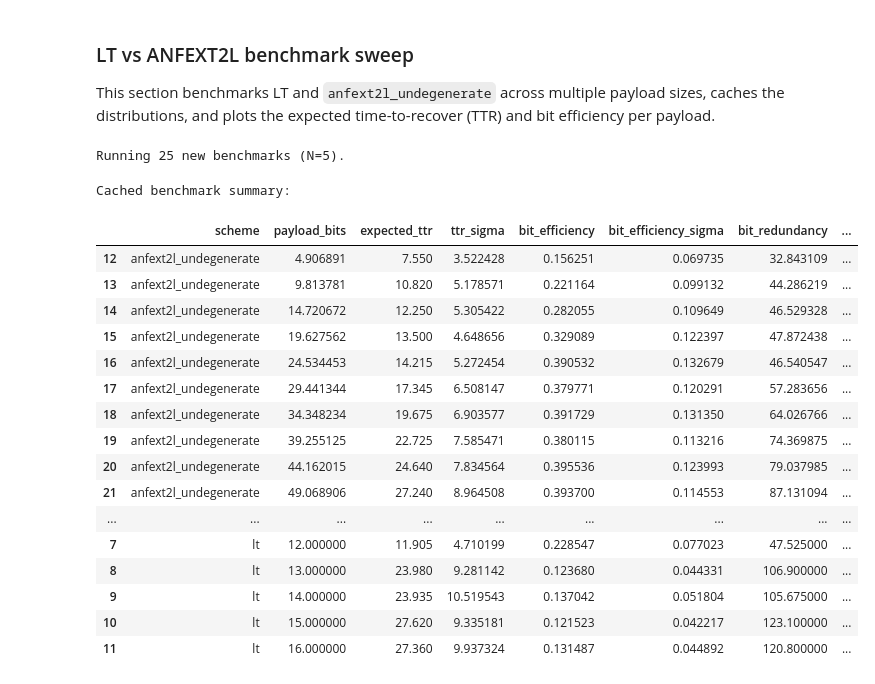
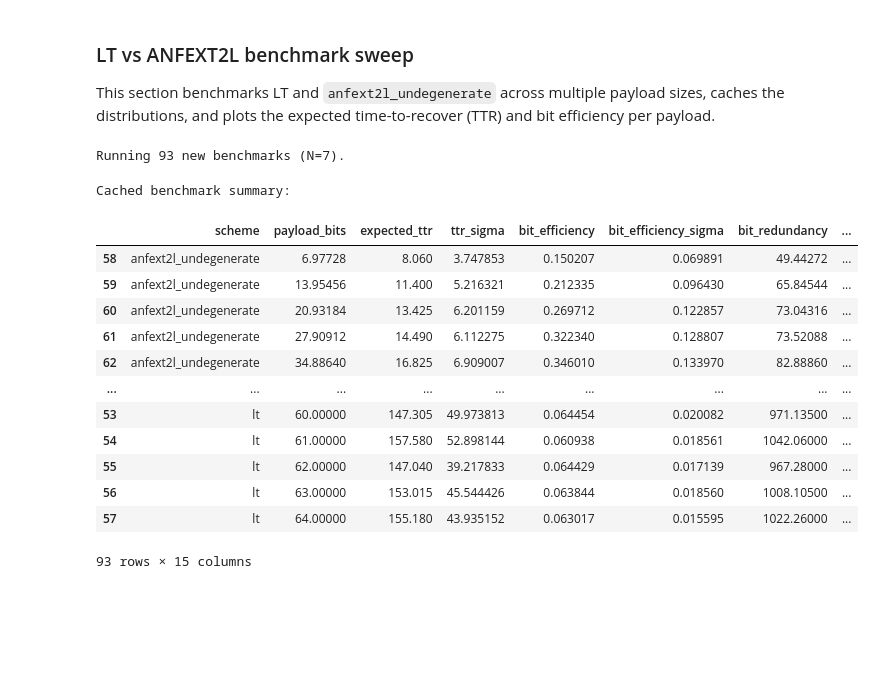
Before and after one commit to Senopiece/bottleneck_transmission, a Jupyter notebook: src/main.ipynb, the cells around one changed output. Saved outputs shown, nothing was run; the diff lists cells and outputs as text; code cells hidden in the pictures; blank space fills up the shorter version.

```diff
--- a/src/main.ipynb
+++ b/src/main.ipynb
@@ -294,7 +294,7 @@ importlib.reload(lt)
 # -----------------------------------------------------------------------------
 # Configuration (adjust N or payload grids if you want to re-run with new params)
 # -----------------------------------------------------------------------------
-N = 5
+N = 7
 
 
 def _payload_sizes_for_anfext2l(
@@ -319,11 +319,11 @@ ANF_MAX_PAYLOAD = ANF_OVERRIDE_FN(N) if ANF_OVERRIDE_FN is not None else None
 LT_OVERRIDE_FN = getattr(lt, "override_D", None)
 
 PAYLOAD_BITS_BY_SCHEME = {
-    "lt": [1 << bits for bits in (5, 6, 7, 8, 9, 10, 11, 12, 13, 14, 15, 16)],
+    "lt": [1 << bits for bits in range(N, 2 ** (N - 1) + 1)],
     "anfext2l_undegenerate": _payload_sizes_for_anfext2l(
         N,
-        min_bits=4,
-        max_bits=65,
+        min_bits=N - 1,
+        max_bits=250,
         max_payload=ANF_MAX_PAYLOAD,
     ),
 }
@@ -632,47 +632,43 @@ for metric_key, title, y_axis in ADDITIONAL_METRICS:
     if metric_key not in summary_df.columns:
         continue
     fig = go.Figure()
     for scheme, group in summary_df.groupby("scheme"):
         group = group.sort_values("payload_bits")
         color = SCHEME_COLORS.get(scheme)
         fig.add_trace(
             go.Scatter(
                 x=group["payload_bits"],
                 y=group[metric_key],
                 mode="lines+markers",
                 name=f"{scheme} {metric_key}",
                 line=dict(shape="spline", color=color),
                 marker=dict(color=color),
                 legendgroup=scheme,
                 hovertemplate="scheme=%{text}<br>payload=%{x} bits<br>value=%{y:.4f}<extra></extra>",
                 text=[scheme] * len(group),
             )
         )
     fig.update_layout(
         title=f"{title} (N={N})",
         xaxis_title="payload bits",
         yaxis_title=y_axis,
         template="plotly_white",
         width=PLOT_WIDTH,
     )
     fig.show()
 # %% [output]
-Running 25 new benchmarks (N=5).
+Running 93 new benchmarks (N=7).
 Cached benchmark summary:
 |  | scheme | payload_bits | expected_ttr | ttr_sigma | bit_efficiency | bit_efficiency_sigma | bit_redundancy | ... |
-| 12 | anfext2l_undegenerate | 4.906891 | 7.550 | 3.522428 | 0.156251 | 0.069735 | 32.843109 | ... |
-| 13 | anfext2l_undegenerate | 9.813781 | 10.820 | 5.178571 | 0.221164 | 0.099132 | 44.286219 | ... |
-| 14 | anfext2l_undegenerate | 14.720672 | 12.250 | 5.305422 | 0.282055 | 0.109649 | 46.529328 | ... |
-| 15 | anfext2l_undegenerate | 19.627562 | 13.500 | 4.648656 | 0.329089 | 0.122397 | 47.872438 | ... |
-| 16 | anfext2l_undegenerate | 24.534453 | 14.215 | 5.272454 | 0.390532 | 0.132679 | 46.540547 | ... |
-| 17 | anfext2l_undegenerate | 29.441344 | 17.345 | 6.508147 | 0.379771 | 0.120291 | 57.283656 | ... |
-| 18 | anfext2l_undegenerate | 34.348234 | 19.675 | 6.903577 | 0.391729 | 0.131350 | 64.026766 | ... |
-| 19 | anfext2l_undegenerate | 39.255125 | 22.725 | 7.585471 | 0.380115 | 0.113216 | 74.369875 | ... |
-| 20 | anfext2l_undegenerate | 44.162015 | 24.640 | 7.834564 | 0.395536 | 0.123993 | 79.037985 | ... |
-| 21 | anfext2l_undegenerate | 49.068906 | 27.240 | 8.964508 | 0.393700 | 0.114553 | 87.131094 | ... |
+| 58 | anfext2l_undegenerate | 6.97728 | 8.060 | 3.747853 | 0.150207 | 0.069891 | 49.44272 | ... |
+| 59 | anfext2l_undegenerate | 13.95456 | 11.400 | 5.216321 | 0.212335 | 0.096430 | 65.84544 | ... |
+| 60 | anfext2l_undegenerate | 20.93184 | 13.425 | 6.201159 | 0.269712 | 0.122857 | 73.04316 | ... |
+| 61 | anfext2l_undegenerate | 27.90912 | 14.490 | 6.112275 | 0.322340 | 0.128807 | 73.52088 | ... |
+| 62 | anfext2l_undegenerate | 34.88640 | 16.825 | 6.909007 | 0.346010 | 0.133970 | 82.88860 | ... |
 | ... | ... | ... | ... | ... | ... | ... | ... | ... |
-| 7 | lt | 12.000000 | 11.905 | 4.710199 | 0.228547 | 0.077023 | 47.525000 | ... |
-| 8 | lt | 13.000000 | 23.980 | 9.281142 | 0.123680 | 0.044331 | 106.900000 | ... |
-| 9 | lt | 14.000000 | 23.935 | 10.519543 | 0.137042 | 0.051804 | 105.675000 | ... |
-| 10 | lt | 15.000000 | 27.620 | 9.335181 | 0.121523 | 0.042217 | 123.100000 | ... |
-| 11 | lt | 16.000000 | 27.360 | 9.937324 | 0.131487 | 0.044892 | 120.800000 | ... |
+| 53 | lt | 60.00000 | 147.305 | 49.973813 | 0.064454 | 0.020082 | 971.13500 | ... |
+| 54 | lt | 61.00000 | 157.580 | 52.898144 | 0.060938 | 0.018561 | 1042.06000 | ... |
+| 55 | lt | 62.00000 | 147.040 | 39.217833 | 0.064429 | 0.017139 | 967.28000 | ... |
+| 56 | lt | 63.00000 | 153.015 | 45.544426 | 0.063844 | 0.018560 | 1008.10500 | ... |
+| 57 | lt | 64.00000 | 155.180 | 43.935152 | 0.063017 | 0.015595 | 1022.26000 | ... |
+93 rows × 15 columns
```
Also changed, not shown: 1 other file.
